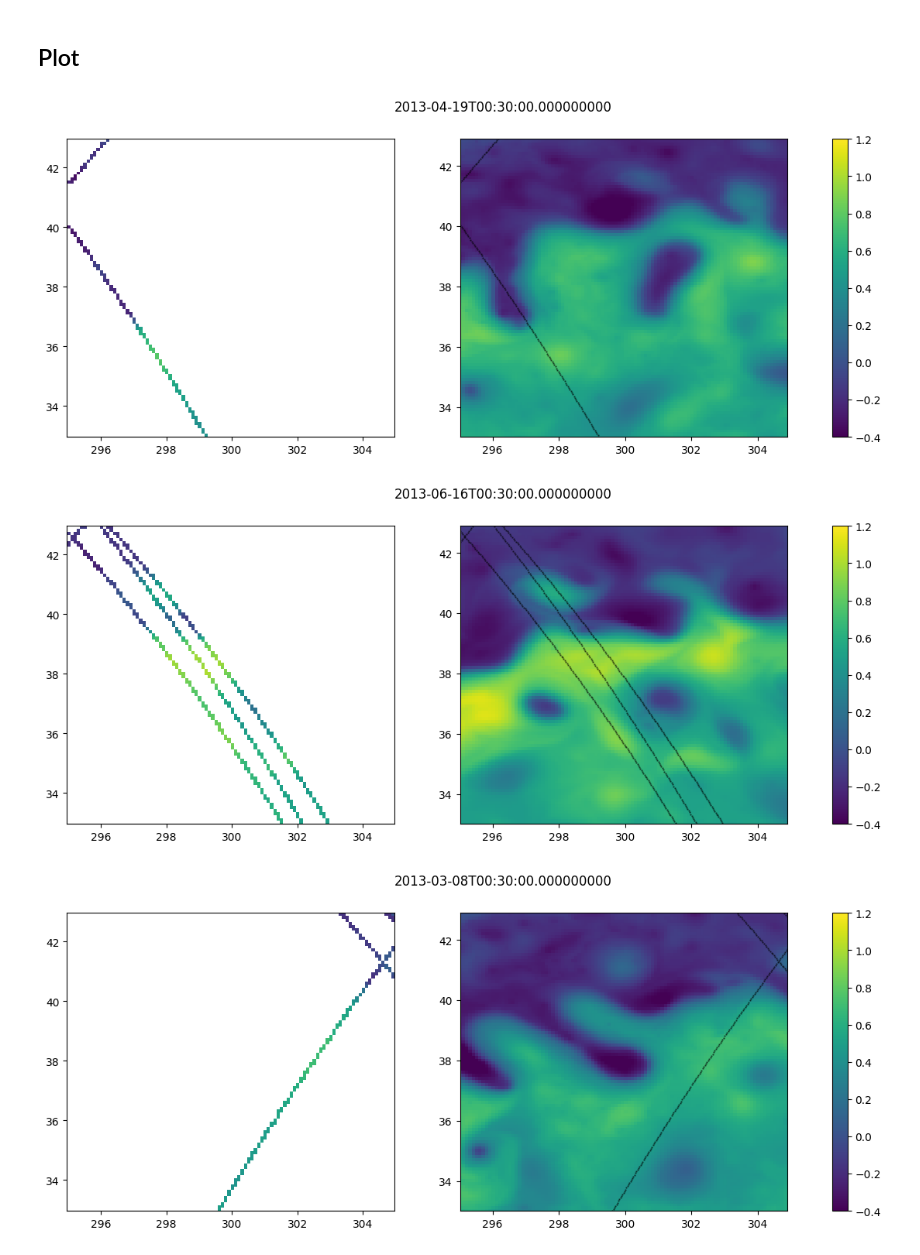
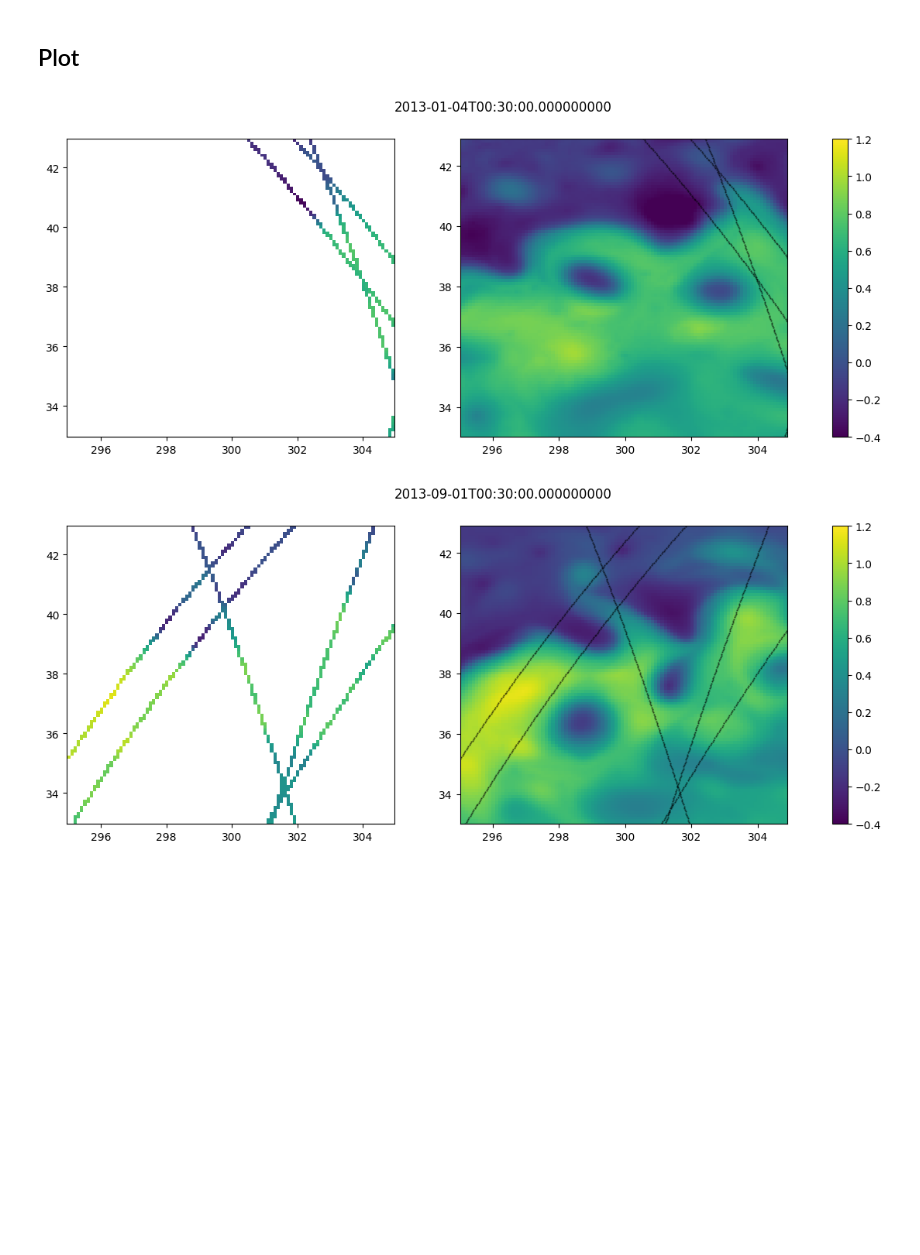
Before and after one commit to sebastien-tetaud/ssh_mapping, a Jupyter notebook: notebook.ipynb, the cells around one changed output. Cells and saved outputs as stored; diff of their text form; code cells hidden in the pictures; blank space fills up the shorter version.

```diff
--- a/notebook.ipynb
+++ b/notebook.ipynb
@@ -191,24 +173,23 @@ Data variables:
 ds_inputs = xr.open_dataset("data_inputs.nc")
 ds_target = xr.open_dataset("data_target.nc")
 # %%
-for _ in range(10):
+for _ in range(2):
 
     t = np.random.randint(0,365)
 
     fig, (ax1,ax2) = plt.subplots(1,2,figsize=(15,5))
     fig.suptitle(ds_inputs.time[t].values)
 
     im = ax1.pcolormesh(lon_regular, lat_regular, ds_inputs.ssh[t], vmin=-.4, vmax=1.2)
     ax2.pcolormesh(lon_regular, lat_regular, ds_target.ssh[t], vmin=-.4, vmax=1.2)
     for ds in ds_obs:
         _ds = ds.sel(time=slice(ds_inputs.time[t]-np.timedelta64(int(24*dt/2), 'h'), ds_inputs.time[t]+np.timedelta64(int(24*dt/2), 'h')))
         ax2.scatter(_ds.lon, _ds.lat, c='k', alpha=.5, s=0.5)
         ax2.set_xlim([lon_min,lon_max-.1])
         ax2.set_ylim([lat_min,lat_max-.1])
 
     plt.colorbar(im, ax=(ax1,ax2))
     plt.show()
 # %% [output]
-[figure, old version]
+[figure, new version]
-[figure, old version]
+[figure, new version]
-[figure, removed]
```
Also changed, not shown: parts of 12 cells of this notebook, 4 other files.
